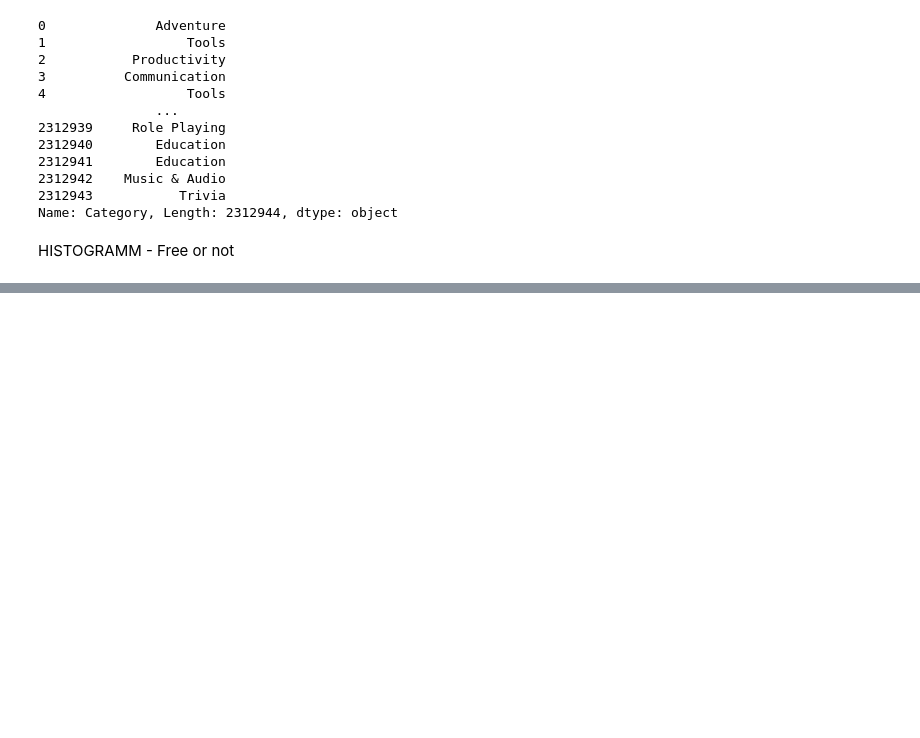
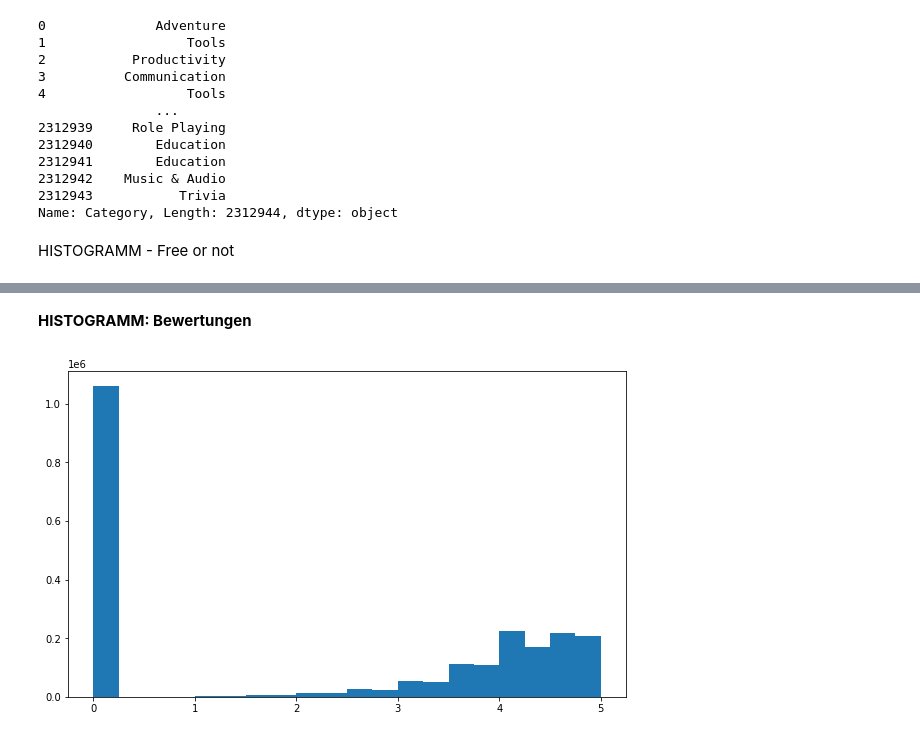
Before and after one commit to Wangi2901/data-analytics, a Jupyter notebook: GooglePlaystore.ipynb, the cells around one changed output, grey strips where cells are left out. Cells and saved outputs as stored; diff of their text form; code cells hidden in the pictures; blank space fills up the shorter version.

```diff
--- a/GooglePlaystore.ipynb
+++ b/GooglePlaystore.ipynb
@@ -200,0 +217,8 @@ plt.show()
+# %% [markdown]
+**HISTOGRAMM: Bewertungen**
+# %%
+fig, ax = plt.subplots(figsize=(10,6))
+ax.hist(apps['Rating'], bins=[0y.0, 0.25, 0.5, 0.75, 1.0, 1.25, 1.5, 1.75, 2.0, 2.25, 2.5, 2.75, 3.0, 3.25, 3.5, 3.75, 4.0, 4.25, 4.5, 4.75, 5.0])
+plt.show()
+# %% [output]
+[figure, added]
```
Also changed, not shown: parts of 4 cells of this notebook.
